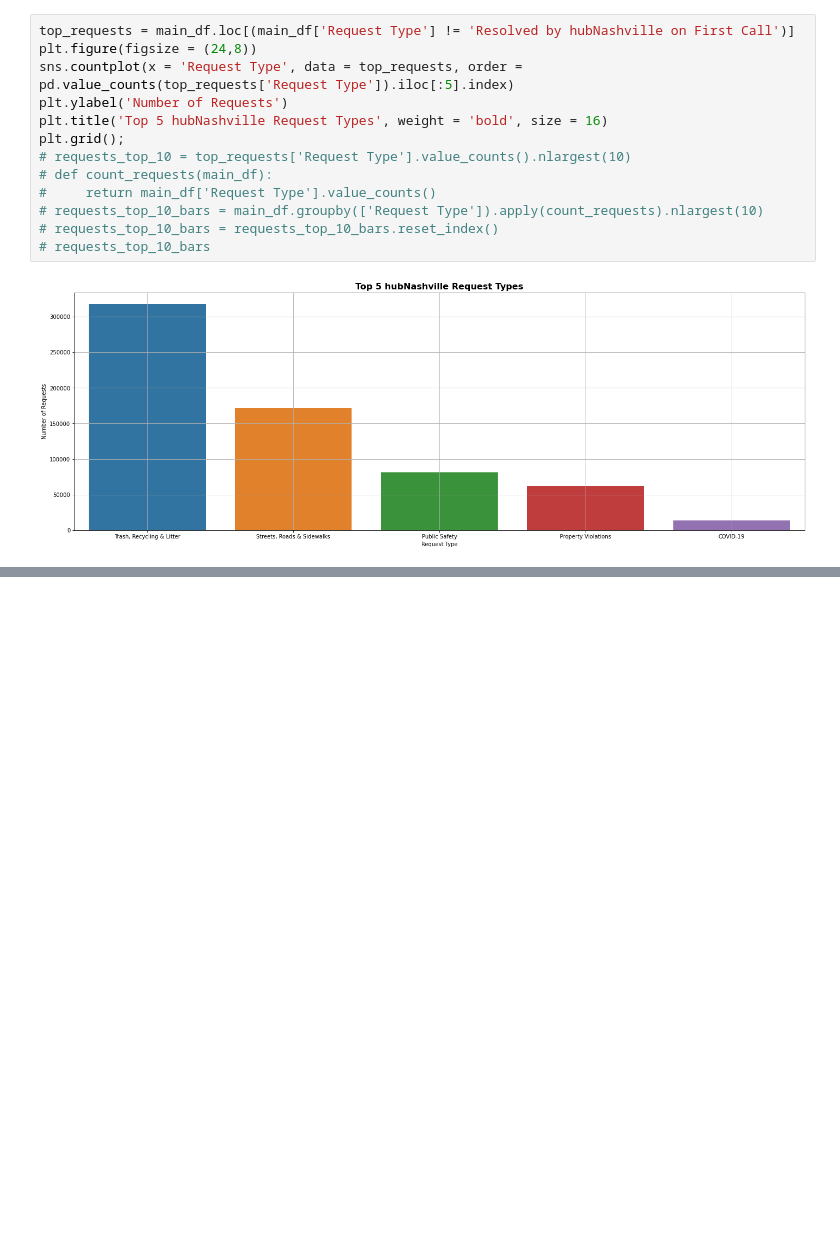
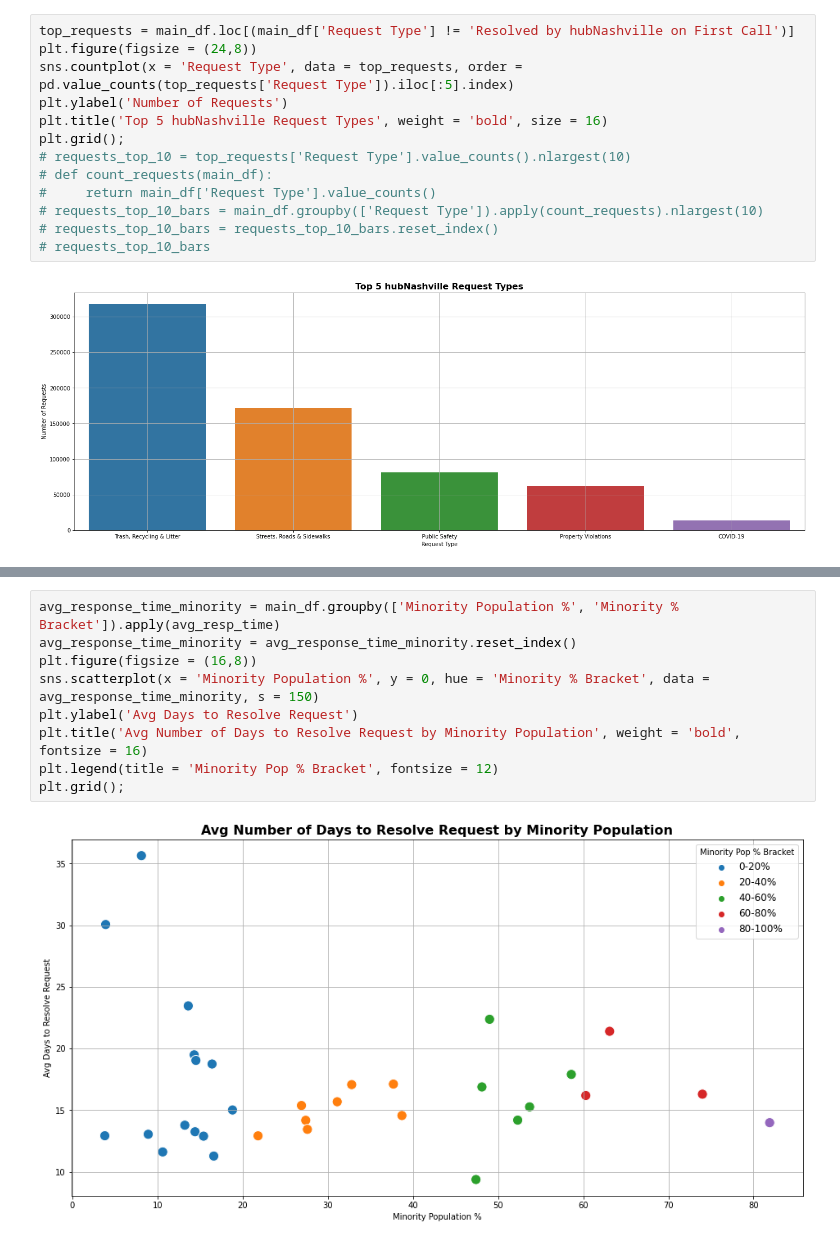
Before and after one commit to PrestonSpencer/Capstone-Nashville-Software-School-Nashville-311-Analysis, a Jupyter notebook: notebooks/visuals_and_analysis.ipynb, the cells around one changed output, grey strips where cells are left out. Cells and saved outputs as stored; diff of their text form; blank space fills up the shorter version.

```diff
--- a/notebooks/visuals_and_analysis.ipynb
+++ b/notebooks/visuals_and_analysis.ipynb
@@ -151,0 +182,11 @@ plt.grid();
+# %%
+avg_response_time_minority = main_df.groupby(['Minority Population %', 'Minority % Bracket']).apply(avg_resp_time)
+avg_response_time_minority = avg_response_time_minority.reset_index()
+plt.figure(figsize = (16,8))
+sns.scatterplot(x = 'Minority Population %', y = 0, hue = 'Minority % Bracket', data = avg_response_time_minority, s = 150)
+plt.ylabel('Avg Days to Resolve Request')
+plt.title('Avg Number of Days to Resolve Request by Minority Population', weight = 'bold', fontsize = 16)
+plt.legend(title = 'Minority Pop % Bracket', fontsize = 12)
+plt.grid();
+# %% [output]
+[figure, added]
```
Also changed, not shown: parts of 13 cells of this notebook, 1 other file.
